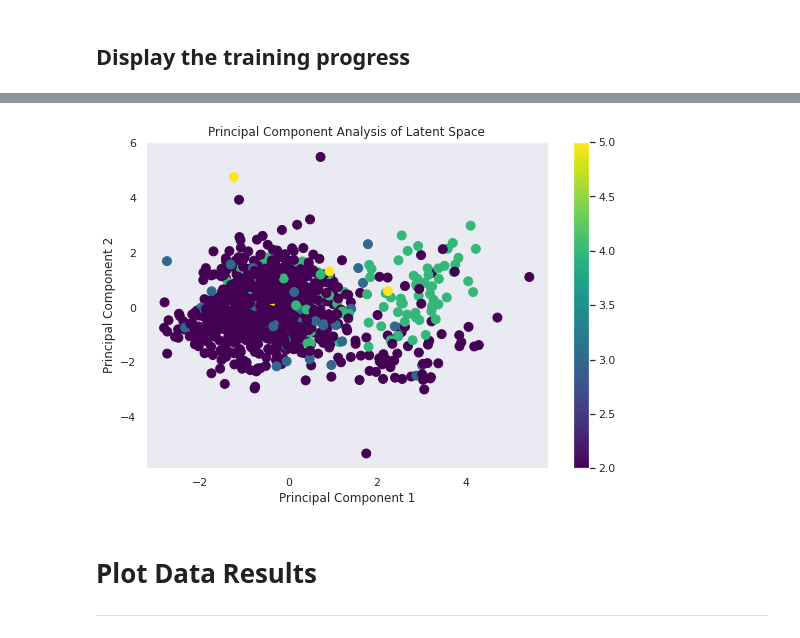
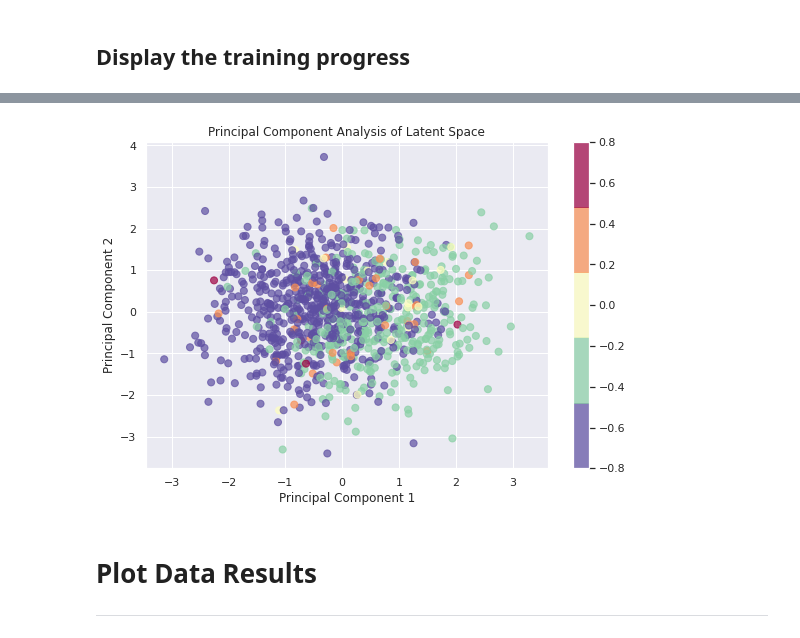
Before and after one commit to nina-prog/sem-data-analysis-VAE, a Jupyter notebook: VAE_v2.0.ipynb, the cells around one changed output, grey strips where cells are left out. Drawn from its saved outputs; the diff is of its cells as text; code cells hidden in the pictures.

```diff
--- a/VAE_v2.0.ipynb
+++ b/VAE_v2.0.ipynb
@@ -64,7 +64,7 @@ Display first 10 rows of ecg5000:
 ## Split Data
 # %%
 ### Split Data into 80/20 Training, Test
-trainDF, testDF = train_test_split(ecg5000, test_size=0.2, shuffle=False)
+trainDF, testDF = train_test_split(scaled_ecg5000, test_size=0.2, shuffle=True, random_state=1)
 
 # Get all labels from trainDF and then drop it
 trainDF_Y = trainDF.iloc[:,0]
@@ -153,8 +153,7 @@ def create_encoder(encoding_dim=140, intermediate_dim=140, latent_dim=5, latent_
     ### Define Layers
     encoder_inputs = keras.Input(shape=(140, 1), name='Encoder_Input_layer')
 
-    encoded = Bidirectional(LSTM(intermediate_dim, activation='tanh', name='', return_sequences=True), name='Encode_1')(encoder_inputs)
-    encoded = Flatten()(encoded)
+    encoded = Bidirectional(LSTM(intermediate_dim, activation='tanh', name=''), name='Encode_1')(encoder_inputs)
     encoded = Dropout(dropout_rate, name='Dropout_1')(encoded)
     encoded = Dense(latent_dim, activation='tanh', name='Encode_2', kernel_regularizer=l2(regulazier_rate), activity_regularizer=l2(regulazier_rate))(encoded)
 
@@ -358,7 +339,7 @@ ________________________________________________________________________________
 ---
 # %%
 ### Train Properties
-epochs = 50 #50, 100
+epochs = 100 #50, 100
 batch_size = 16 #16, 32
 # %% [markdown]
 ## Train
@@ -500,4 +481,9 @@ pca = PCA(n_components=2)
 # %%
 # fit transform features
 principalComponents = pca.fit_transform(z_test)
-principalDf = pd.DataFrame(data = principalComponents, columns = ['principal component 1', 'principal component 2'])
+
+principalDf = pd.DataFrame(data=principalComponents, columns=['principal component 1', 'principal component 2'])
+targetDF = pd.DataFrame(data=testDF_Y.to_numpy(), columns=['target'])
+target = testDF_Y.to_numpy()
+
+finalDF = pd.concat([principalDf, targetDF], axis = 1)
@@ -525,26 +490,24 @@ Name: 0, Length: 1000, dtype: float64
 # %%
 # scatterplot
 plt.figure(figsize=(9,6))
 plt.xlabel('Principal Component 1')
 plt.ylabel('Principal Component 2')
 plt.title('Principal Component Analysis of Latent Space')
 
-# https://towardsdatascience.com/pca-using-python-scikit-learn-e653f8989e60
+# # https://towardsdatascience.com/pca-using-python-scikit-learn-e653f8989e60
 # targets = [1.0, 2.0, 3.0, 4.0, 5.0]
 # colors = ['r', 'g', 'b', 'c','m']
 # for target, color in zip(targets,colors):
-#     indicesToKeep = testDF_Y[:,1] == target
-#     plt.scatter(indicesToKeep, principalDF['principal component 1']
-#                , principalDF[indicesToKeep, 'principal component 2'], c = color, s = 50)
-
+#     indicesToKeep = finalDf[:,2] == target
+#     plt.scatter(finalDf.loc[indicesToKeep, 'principal component 1'], finalDf.loc[indicesToKeep, 'principal component 2'], c = color, s = 50, alpha=0.6)
 # plt.legend(targets,prop={'size': 15})
 
-plt.scatter(principalDf['principal component 1'], principalDf['principal component 2'], s=80, c=testDF_Y, cmap='viridis') # or cmap=hsv
+plt.scatter(finalDF['principal component 1'], finalDF['principal component 2'], c=finalDF['target'], cmap=plt.cm.get_cmap('Spectral_r', 5), alpha=0.7, s=50) # or cmap=hsv
 plt.colorbar()
-plt.grid()
+
 plt.show()
 # %% [output]
-[figure, old version]
+[figure, new version]
 # %% [markdown]
 # Plot Data Results
 
```
Also changed, not shown: parts of 24 cells of this notebook.
